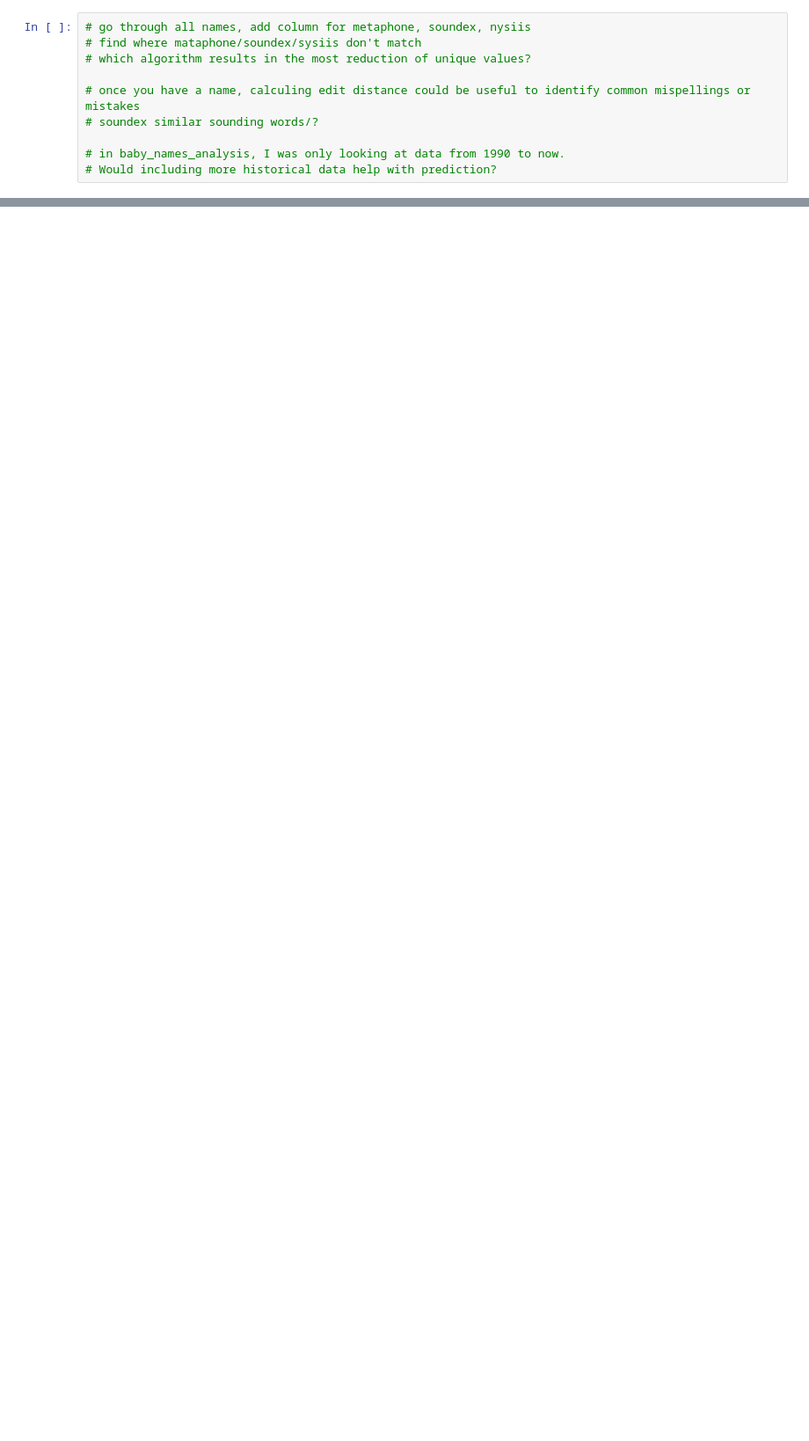
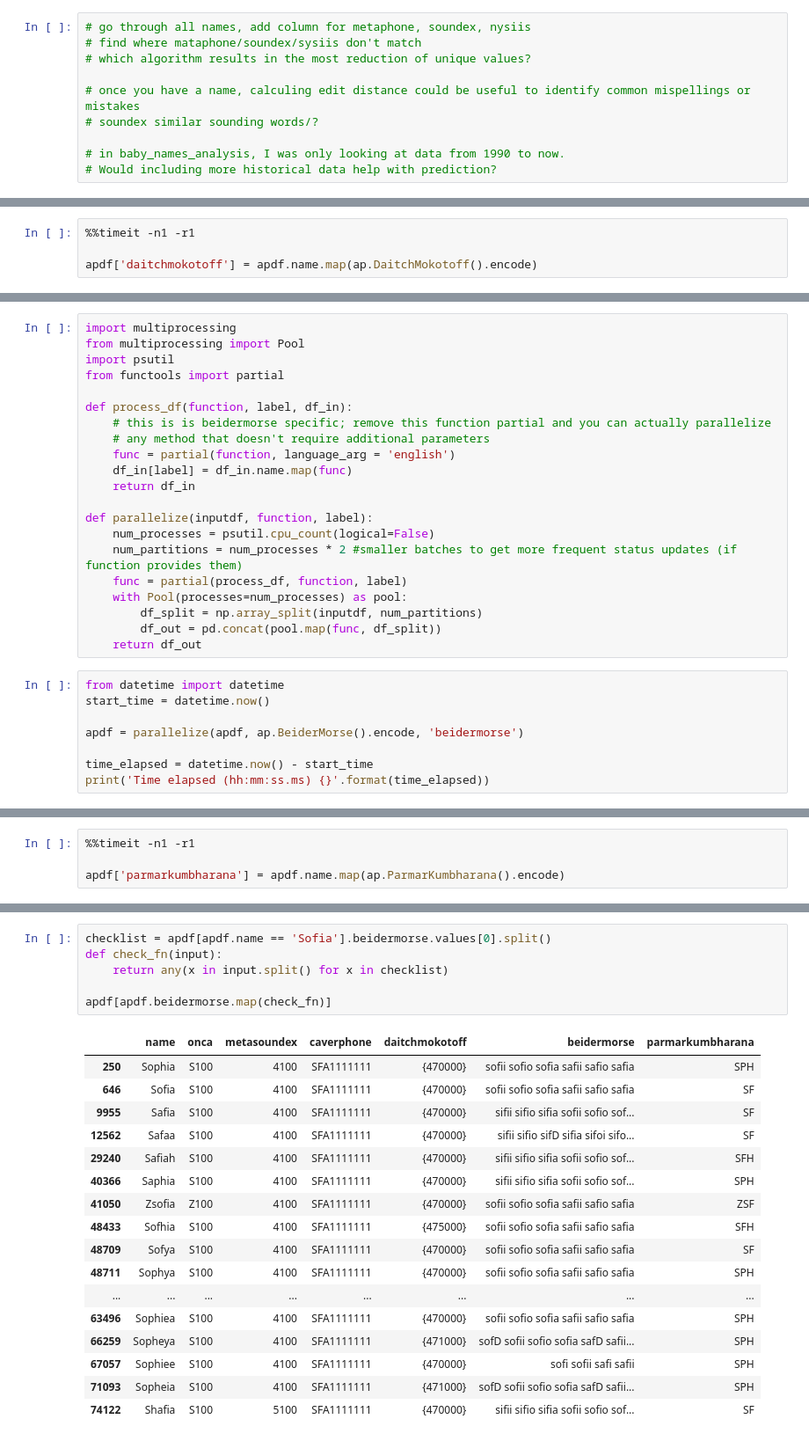
Before and after one commit to magic-lantern/forecasting, a Jupyter notebook: soundconflation.ipynb, the cells around one changed output, grey strips where cells are left out. Shown: that part at 88% size. Saved outputs shown, nothing was run; the diff lists cells and outputs as text; blank space fills up the shorter version.

```diff
--- a/soundconflation.ipynb
+++ b/soundconflation.ipynb
@@ -85,0 +341,4 @@ Name:  Seth
+# %%
+%%timeit -n1 -r1
+
+apdf['daitchmokotoff'] = apdf.name.map(ap.DaitchMokotoff().encode)
@@ -85,0 +360,29 @@ Name:  Seth
+# %%
+import multiprocessing
+from multiprocessing import Pool
+import psutil
+from functools import partial
+
+def process_df(function, label, df_in):
+    # this is is beidermorse specific; remove this function partial and you can actually parallelize
+    # any method that doesn't require additional parameters
+    func = partial(function, language_arg = 'english')
+    df_in[label] = df_in.name.map(func)
+    return df_in
+
+def parallelize(inputdf, function, label):
+    num_processes = psutil.cpu_count(logical=False)
+    num_partitions = num_processes * 2 #smaller batches to get more frequent status updates (if function provides them)
+    func = partial(process_df, function, label)
+    with Pool(processes=num_processes) as pool:
+        df_split = np.array_split(inputdf, num_partitions)
+        df_out = pd.concat(pool.map(func, df_split))
+    return df_out
+# %%
+from datetime import datetime
+start_time = datetime.now()
+
+apdf = parallelize(apdf, ap.BeiderMorse().encode, 'beidermorse')
+
+time_elapsed = datetime.now() - start_time
+print('Time elapsed (hh:mm:ss.ms) {}'.format(time_elapsed))
@@ -85,0 +395,4 @@ Name:  Seth
+# %%
+%%timeit -n1 -r1
+
+apdf['parmarkumbharana'] = apdf.name.map(ap.ParmarKumbharana().encode)
@@ -85,0 +537,24 @@ Name:  Seth
+# %%
+checklist = apdf[apdf.name == 'Sofia'].beidermorse.values[0].split()
+def check_fn(input):
+    return any(x in input.split() for x in checklist)
+
+apdf[apdf.beidermorse.map(check_fn)]
+# %% [output]
+|  | name | onca | metasoundex | caverphone | daitchmokotoff | beidermorse | parmarkumbharana |
+| 250 | Sophia | S100 | 4100 | SFA1111111 | {470000} | sofii sofio sofia safii safio safia | SPH |
+| 646 | Sofia | S100 | 4100 | SFA1111111 | {470000} | sofii sofio sofia safii safio safia | SF |
+| 9955 | Safia | S100 | 4100 | SFA1111111 | {470000} | sifii sifio sifia sofii sofio sof... | SF |
+| 12562 | Safaa | S100 | 4100 | SFA1111111 | {470000} | sifii sifio sifD sifia sifoi sifo... | SF |
+| 29240 | Safiah | S100 | 4100 | SFA1111111 | {470000} | sifii sifio sifia sofii sofio sof... | SFH |
+| 40366 | Saphia | S100 | 4100 | SFA1111111 | {470000} | sifii sifio sifia sofii sofio sof... | SPH |
+| 41050 | Zsofia | Z100 | 4100 | SFA1111111 | {470000} | sofii sofio sofia safii safio safia | ZSF |
+| 48433 | Sofhia | S100 | 4100 | SFA1111111 | {475000} | sofii sofio sofia safii safio safia | SFH |
+| 48709 | Sofya | S100 | 4100 | SFA1111111 | {470000} | sofii sofio sofia safii safio safia | SF |
+| 48711 | Sophya | S100 | 4100 | SFA1111111 | {470000} | sofii sofio sofia safii safio safia | SPH |
+| ... | ... | ... | ... | ... | ... | ... | ... |
+| 63496 | Sophiea | S100 | 4100 | SFA1111111 | {470000} | sofii sofio sofia safii safio safia | SPH |
+| 66259 | Sopheya | S100 | 4100 | SFA1111111 | {471000} | sofD sofii sofio sofia safD safii... | SPH |
+| 67057 | Sophiee | S100 | 4100 | SFA1111111 | {470000} | sofi sofii safi safii | SPH |
+| 71093 | Sopheia | S100 | 4100 | SFA1111111 | {471000} | sofD sofii sofio sofia safD safii... | SPH |
+| 74122 | Shafia | S100 | 5100 | SFA1111111 | {470000} | sifii sifio sifia sofii sofio sof... | SF |
```
Also changed, not shown: parts of 55 cells of this notebook, 1 other file.
